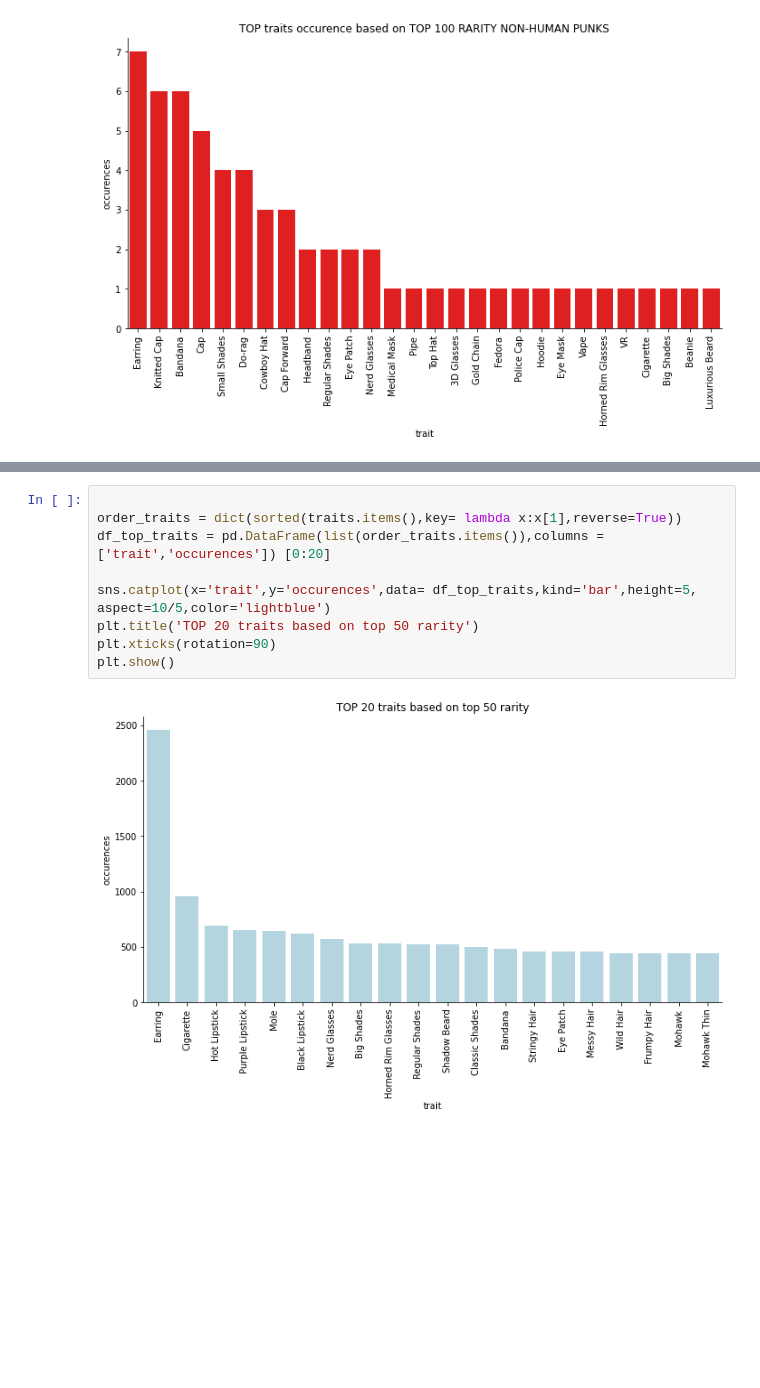
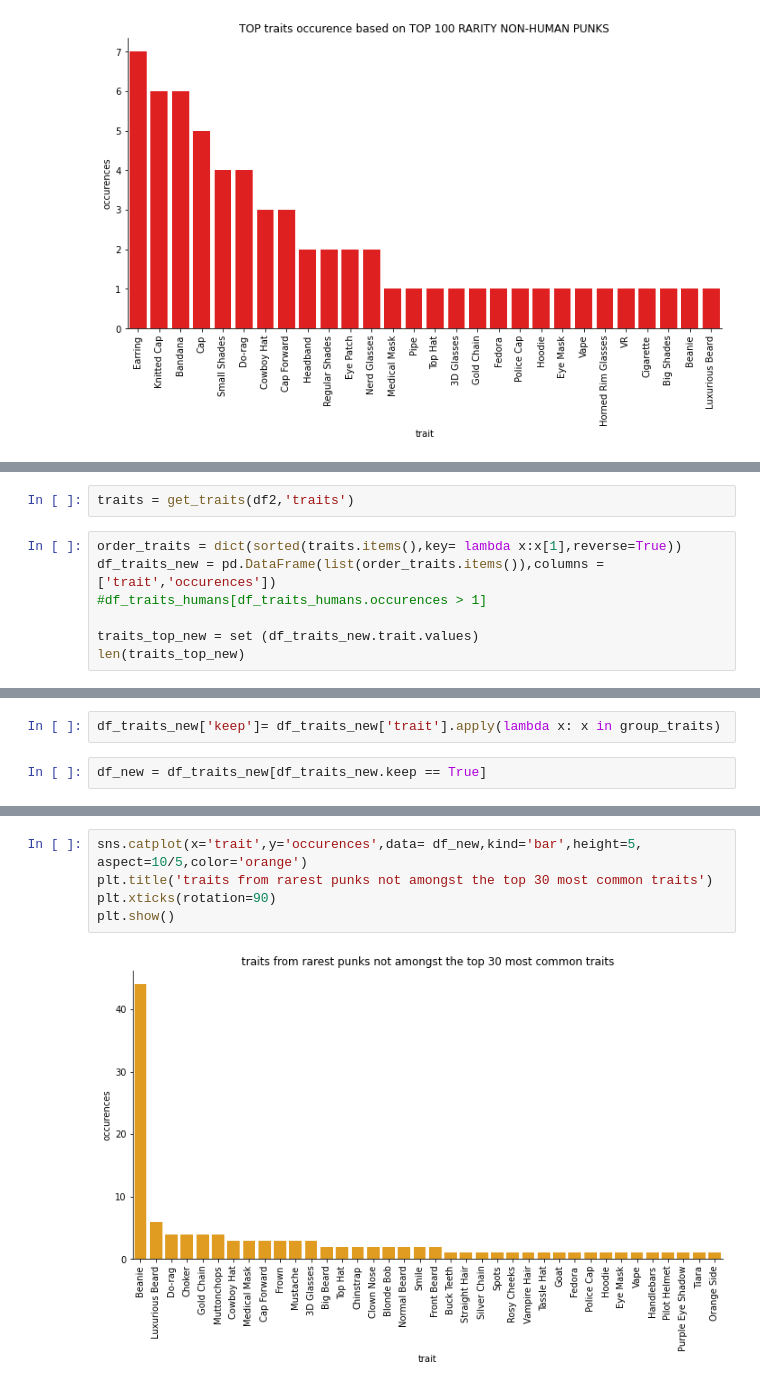
Before and after one commit to ManelForcales/IT_academy_DS_project, a Jupyter notebook: Fase2_EDA/EDA_categorical.ipynb, the cells around one changed output, grey strips where cells are left out. Drawn from its saved outputs; the diff is of its cells as text; blank space fills up the shorter version.

```diff
--- a/Fase2_EDA/EDA_categorical.ipynb
+++ b/Fase2_EDA/EDA_categorical.ipynb
@@ -388,0 +394,9 @@ len(traits)
+# %%
+traits = get_traits(df2,'traits')
+# %%
+order_traits = dict(sorted(traits.items(),key= lambda x:x[1],reverse=True))
+df_traits_new = pd.DataFrame(list(order_traits.items()),columns = ['trait','occurences'])
+#df_traits_humans[df_traits_humans.occurences > 1]
+
+traits_top_new = set (df_traits_new.trait.values)
+len(traits_top_new)
@@ -388,0 +421,4 @@ len(traits)
+# %%
+df_traits_new['keep']= df_traits_new['trait'].apply(lambda x: x in group_traits)
+# %%
+df_new = df_traits_new[df_traits_new.keep == True]
@@ -389,11 +445,7 @@ len(traits)
 # %%
-
-order_traits = dict(sorted(traits.items(),key= lambda x:x[1],reverse=True))
-df_top_traits = pd.DataFrame(list(order_traits.items()),columns = ['trait','occurences']) [0:20]
-
-sns.catplot(x='trait',y='occurences',data= df_top_traits,kind='bar',height=5, aspect=10/5,color='lightblue')
-plt.title('TOP 20 traits based on top 50 rarity')
+sns.catplot(x='trait',y='occurences',data= df_new,kind='bar',height=5, aspect=10/5,color='orange')
+plt.title('traits from rarest punks not amongst the top 30 most common traits')
 plt.xticks(rotation=90)
 plt.show()
 # %% [output]
-[figure, old version]
+[figure, new version]
```
Also changed, not shown: parts of 25 cells of this notebook, 7 other files.
